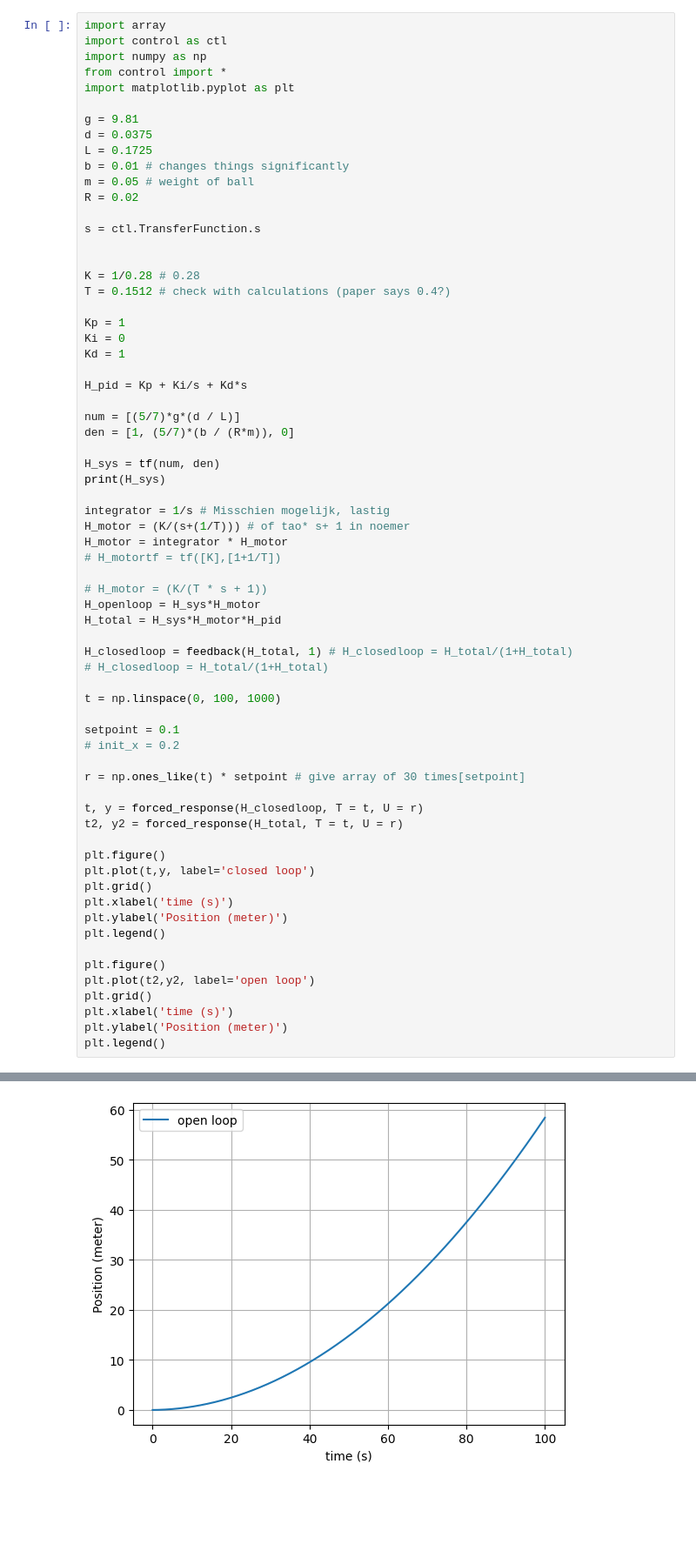
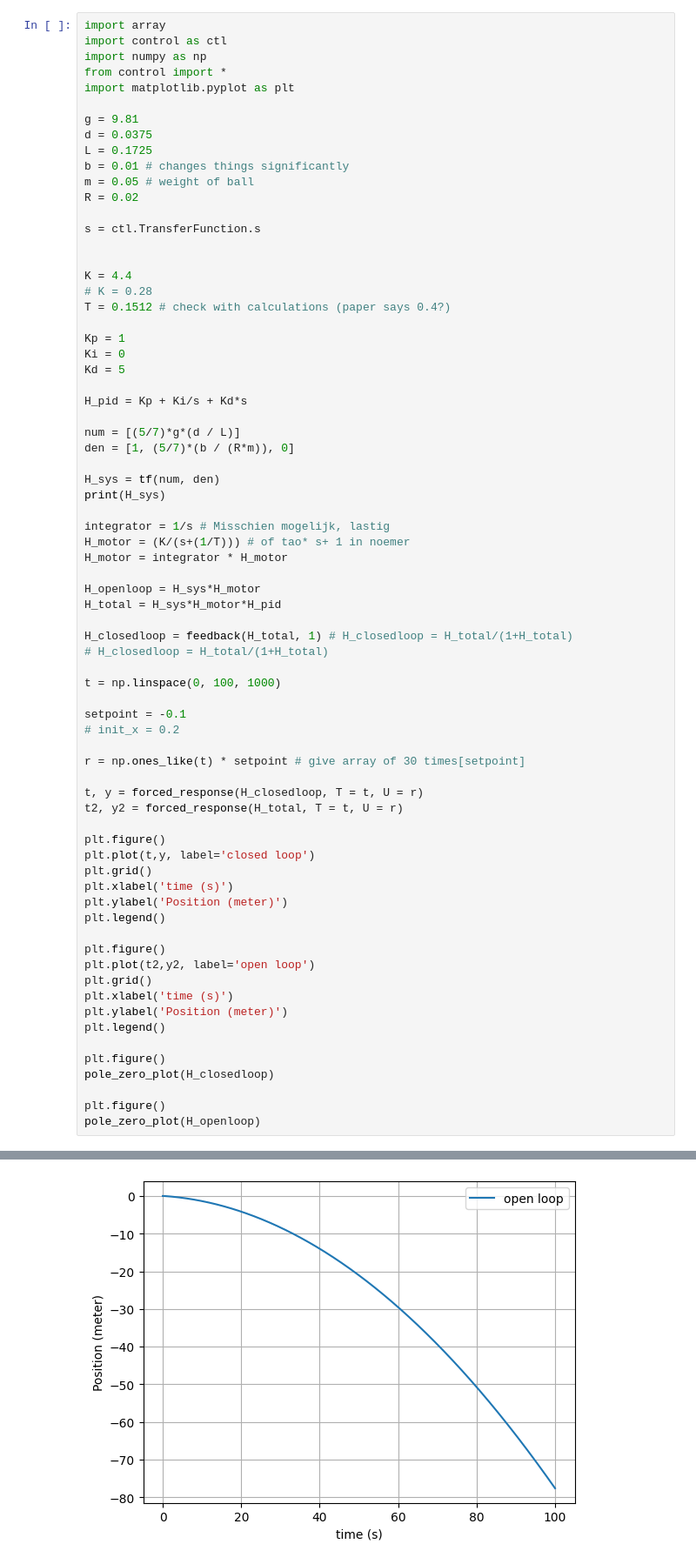
Before and after one commit to TijnAltenaAO/python-modeling, a Jupyter notebook: controlsystemsmodeling.ipynb, the cells around one changed output, grey strips where cells are left out. Shown at 87% size. Drawn from its saved outputs; the diff is of its cells as text; blank space fills up the shorter version.

```diff
--- a/controlsystemsmodeling.ipynb
+++ b/controlsystemsmodeling.ipynb
@@ -15,12 +15,13 @@ R = 0.02
 s = ctl.TransferFunction.s
 
 
-K = 1/0.28 # 0.28
+K = 4.4
+# K = 0.28
 T = 0.1512 # check with calculations (paper says 0.4?)
 
 Kp = 1
 Ki = 0
-Kd = 1
+Kd = 5
 
 H_pid = Kp + Ki/s + Kd*s
 
@@ -33,9 +34,7 @@ print(H_sys)
 integrator = 1/s # Misschien mogelijk, lastig
 H_motor = (K/(s+(1/T))) # of tao* s+ 1 in noemer
 H_motor = integrator * H_motor
-# H_motortf = tf([K],[1+1/T])
 
-# H_motor = (K/(T * s + 1))
 H_openloop = H_sys*H_motor
 H_total = H_sys*H_motor*H_pid
 
@@ -44,7 +43,7 @@ H_closedloop = feedback(H_total, 1) # H_closedloop = H_total/(1+H_total)
 
 t = np.linspace(0, 100, 1000)
 
-setpoint = 0.1
+setpoint = -0.1
 # init_x = 0.2
 
 r = np.ones_like(t) * setpoint # give array of 30 times[setpoint]
@@ -65,4 +64,10 @@ plt.grid()
 plt.xlabel('time (s)')
 plt.ylabel('Position (meter)')
 plt.legend()
+
+plt.figure()
+pole_zero_plot(H_closedloop)
+
+plt.figure()
+pole_zero_plot(H_openloop)
 # %% [output]
@@ -78 +83 @@ Outputs (1): ['y[0]']
-[figure, old version]
+[figure, new version]
```
Also changed, not shown: parts of 1 cell of this notebook.
